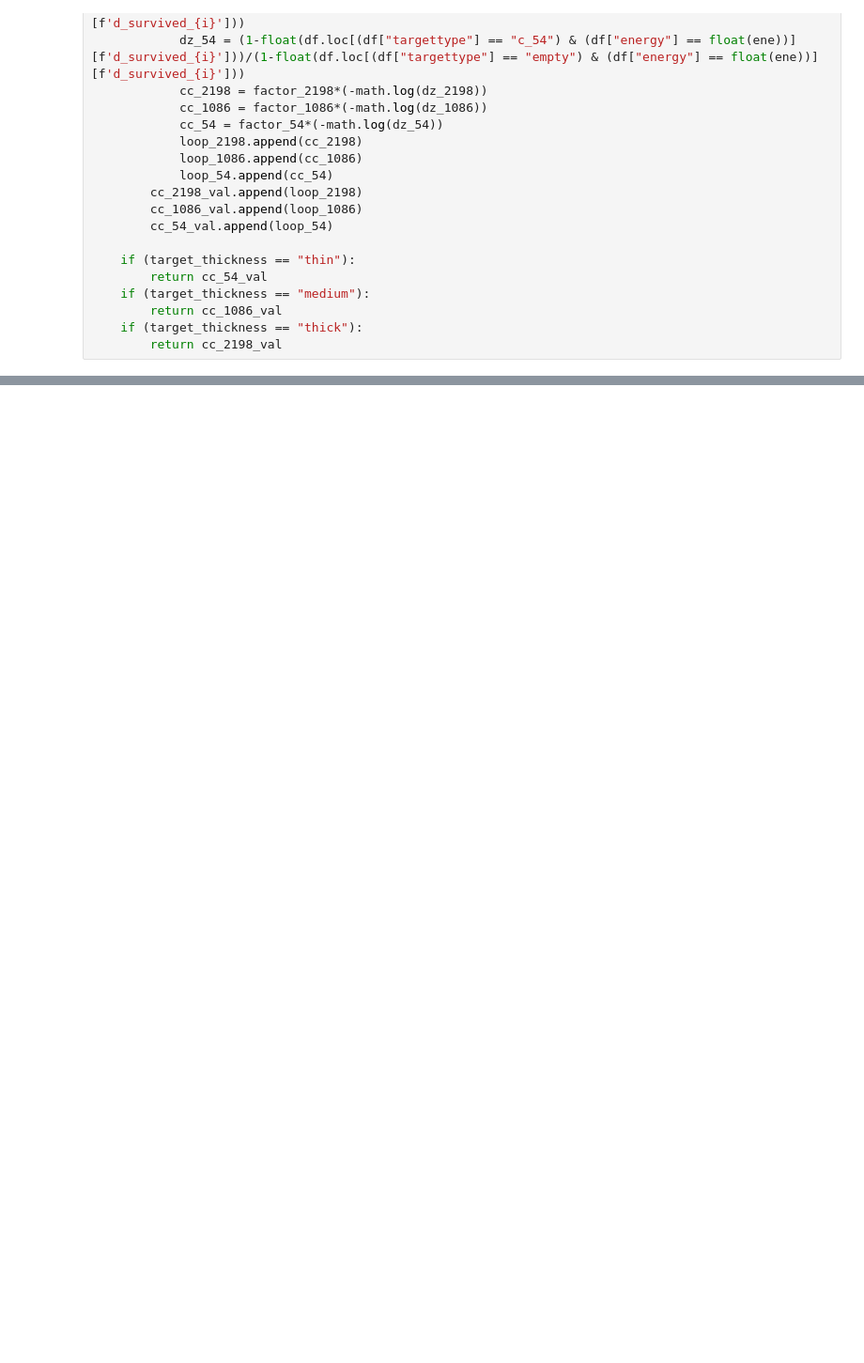
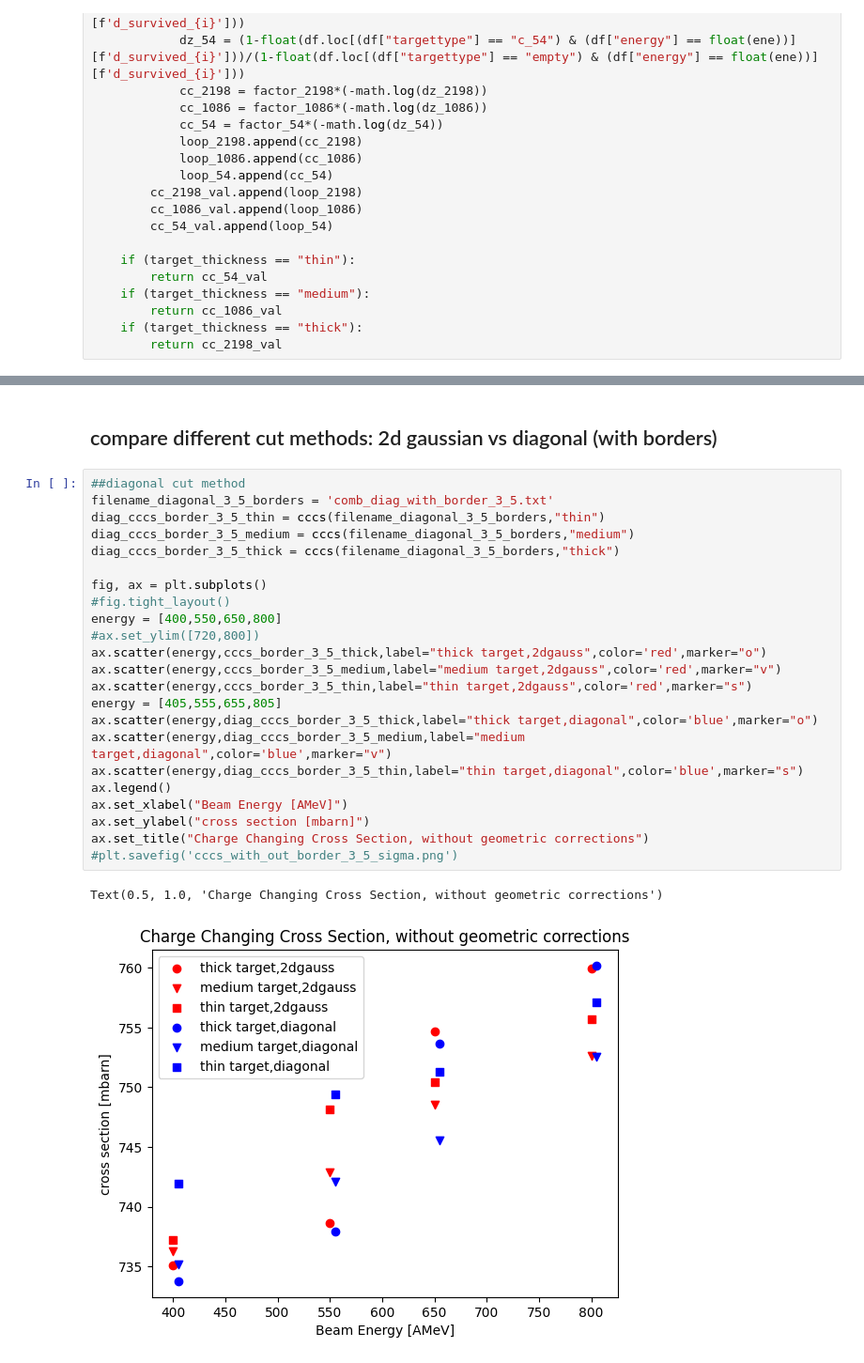
Before and after one commit to jenegger/r3bweek24_gsi, a Jupyter notebook: preliminary_charge_chaning_methods.ipynb, the cells around one changed output, grey strips where cells are left out. Shown at 94% size. Cells and saved outputs as stored; diff of their text form; blank space fills up the shorter version.

```diff
--- a/preliminary_charge_chaning_methods.ipynb
+++ b/preliminary_charge_chaning_methods.ipynb
@@ -105,0 +192,28 @@ ax.scatter(bins,test2[1],label="charge_changing 2198",color='red',marker="o")
+# %% [markdown]
+## compare different cut methods: 2d gaussian vs diagonal (with borders)
+# %%
+##diagonal cut method
+filename_diagonal_3_5_borders = 'comb_diag_with_border_3_5.txt'
+diag_cccs_border_3_5_thin = cccs(filename_diagonal_3_5_borders,"thin")
+diag_cccs_border_3_5_medium = cccs(filename_diagonal_3_5_borders,"medium")
+diag_cccs_border_3_5_thick = cccs(filename_diagonal_3_5_borders,"thick")
+
+fig, ax = plt.subplots()
+#fig.tight_layout()
+energy = [400,550,650,800]
+#ax.set_ylim([720,800])
+ax.scatter(energy,cccs_border_3_5_thick,label="thick target,2dgauss",color='red',marker="o")
+ax.scatter(energy,cccs_border_3_5_medium,label="medium target,2dgauss",color='red',marker="v")
+ax.scatter(energy,cccs_border_3_5_thin,label="thin target,2dgauss",color='red',marker="s")
+energy = [405,555,655,805]
+ax.scatter(energy,diag_cccs_border_3_5_thick,label="thick target,diagonal",color='blue',marker="o")
+ax.scatter(energy,diag_cccs_border_3_5_medium,label="medium target,diagonal",color='blue',marker="v")
+ax.scatter(energy,diag_cccs_border_3_5_thin,label="thin target,diagonal",color='blue',marker="s")
+ax.legend()
+ax.set_xlabel("Beam Energy [AMeV]")
+ax.set_ylabel("cross section [mbarn]")
+ax.set_title("Charge Changing Cross Section, without geometric corrections")
+#plt.savefig('cccs_with_out_border_3_5_sigma.png')
+# %% [output]
+Text(0.5, 1.0, 'Charge Changing Cross Section, without geometric corrections')
+[figure, added]
```
Also changed, not shown: parts of 10 cells of this notebook, 10 other files.
